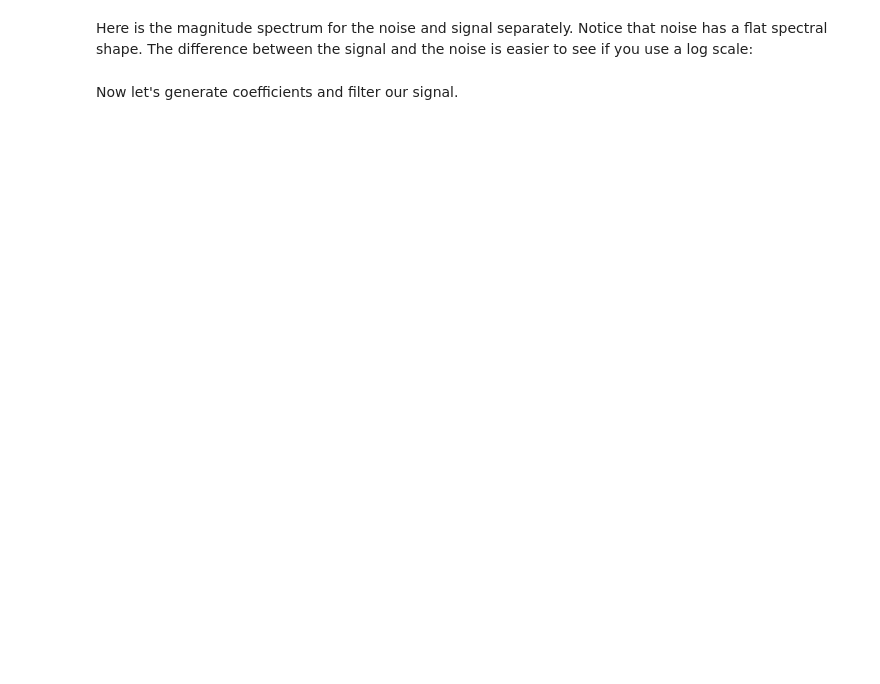
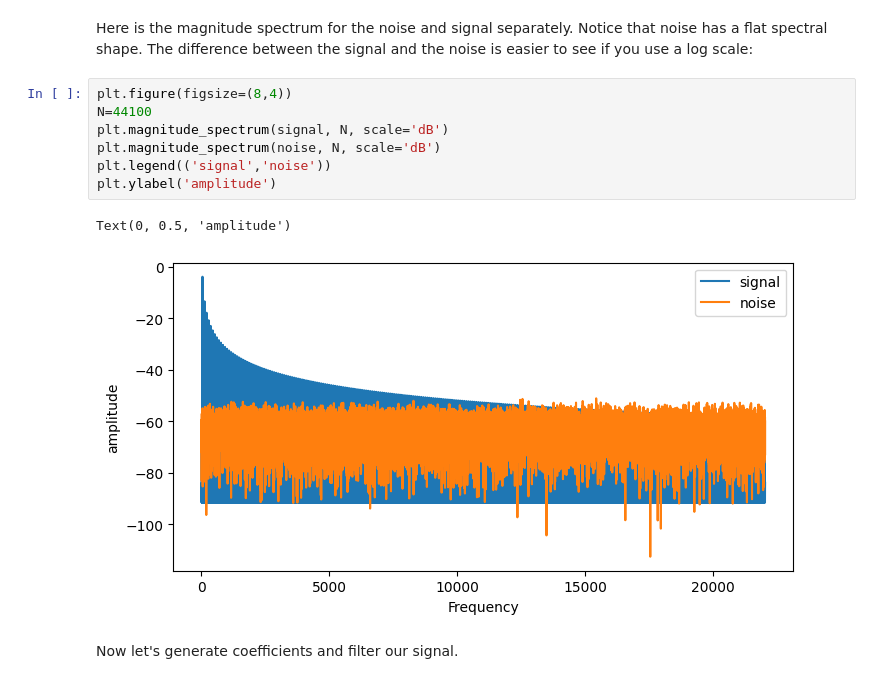
Before and after one commit to adityarpawar1902/AudioTechII, a Jupyter notebook: Lectures-Blank/Lesson08_DelayAndFilters.ipynb, the cells around one changed output. Cells and saved outputs as stored; diff of their text form; blank space fills up the shorter version.

```diff
--- a/Lectures-Blank/Lesson08_DelayAndFilters.ipynb
+++ b/Lectures-Blank/Lesson08_DelayAndFilters.ipynb
@@ -160,4 +171,14 @@ Let's start with a noisy signal.
 # %% [markdown]
 Here is the magnitude spectrum for the noise and signal separately. Notice that noise has a flat spectral shape. The difference between the signal and the noise is easier to see if you use a log scale:
+# %%
+plt.figure(figsize=(8,4))
+N=44100
+plt.magnitude_spectrum(signal, N, scale='dB')
+plt.magnitude_spectrum(noise, N, scale='dB')
+plt.legend(('signal','noise'))
+plt.ylabel('amplitude')
+# %% [output]
+Text(0, 0.5, 'amplitude')
+[figure, added]
 # %% [markdown]
 Now let's generate coefficients and filter our signal.
```
Also changed, not shown: parts of 11 cells of this notebook.
